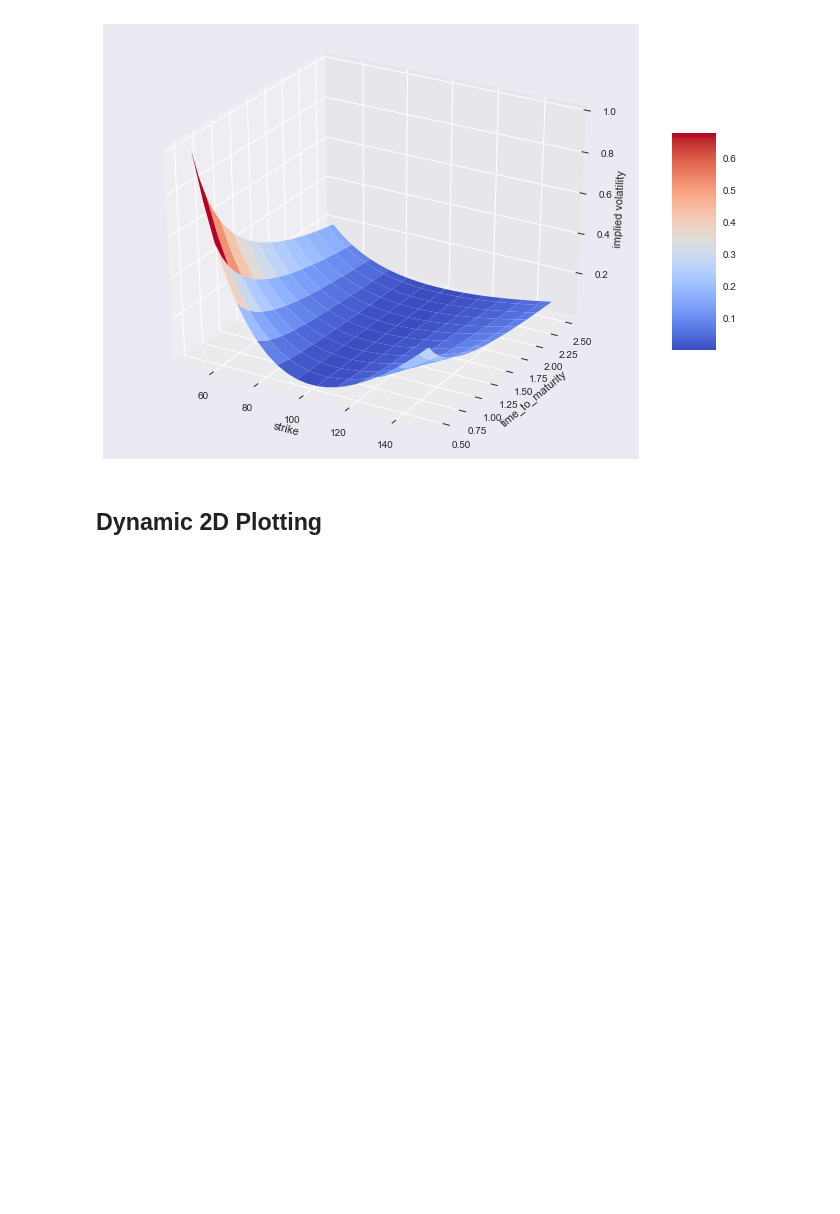
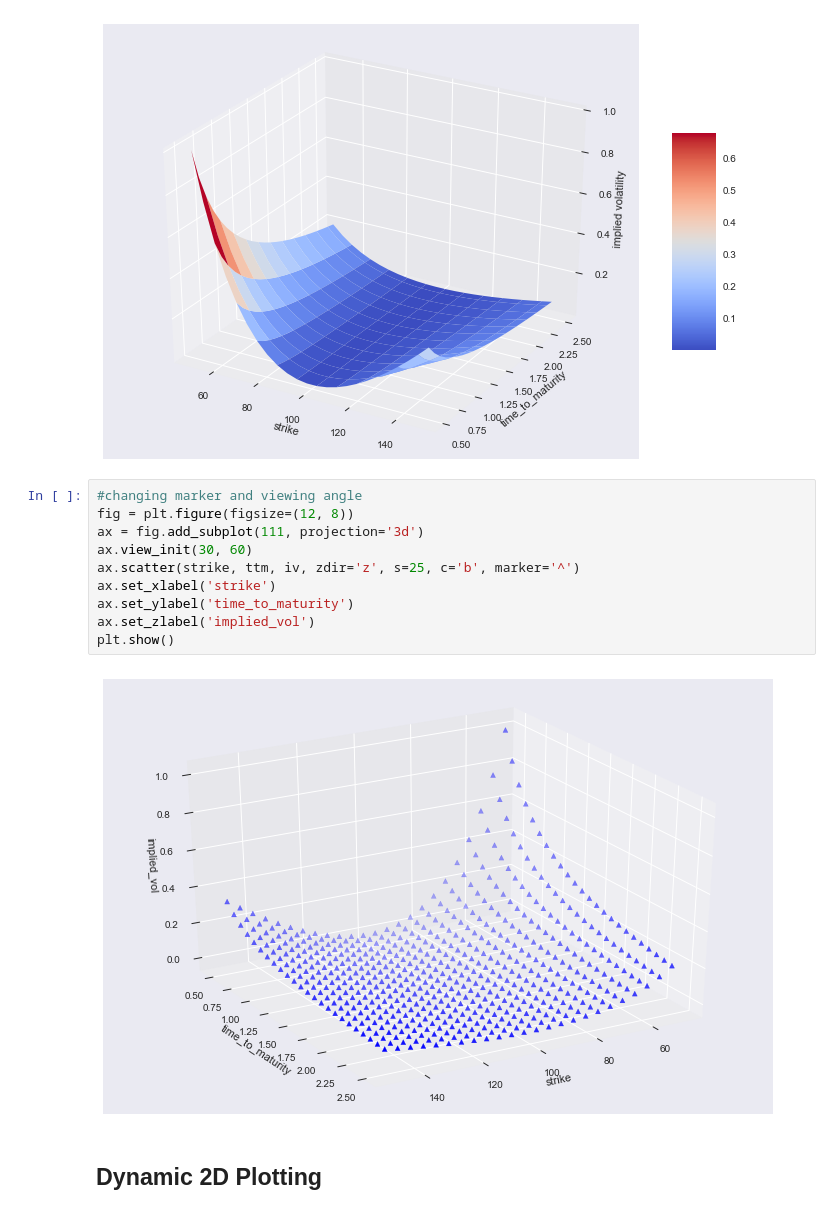
Before and after one commit to allaccountstaken/hilpisch, a Jupyter notebook: data_viz.ipynb, the cells around one changed output. Cells and saved outputs as stored; diff of their text form; blank space fills up the shorter version.

Commit message:
add implied vol in single triangels

```diff
--- a/data_viz.ipynb
+++ b/data_viz.ipynb
@@ -263,5 +263,17 @@ fig.colorbar(surf, shrink=0.5, aspect=5)
 plt.show()
 # %% [output]
 [figure]
+# %%
+#changing marker and viewing angle
+fig = plt.figure(figsize=(12, 8))
+ax = fig.add_subplot(111, projection='3d')
+ax.view_init(30, 60)
+ax.scatter(strike, ttm, iv, zdir='z', s=25, c='b', marker='^')
+ax.set_xlabel('strike')
+ax.set_ylabel('time_to_maturity')
+ax.set_zlabel('implied_vol')
+plt.show()
+# %% [output]
+[figure, added]
 # %% [markdown]
 ## Dynamic 2D Plotting
```
Also changed, not shown: 1 other file.
